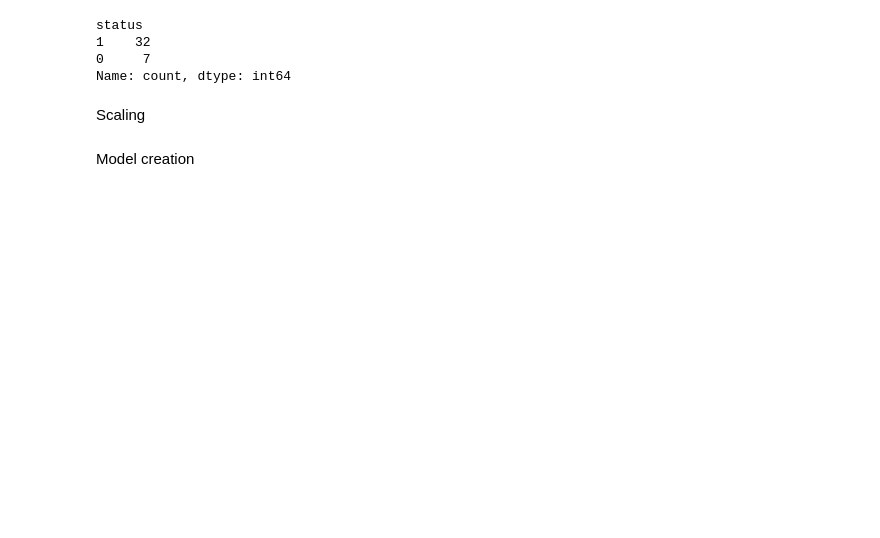
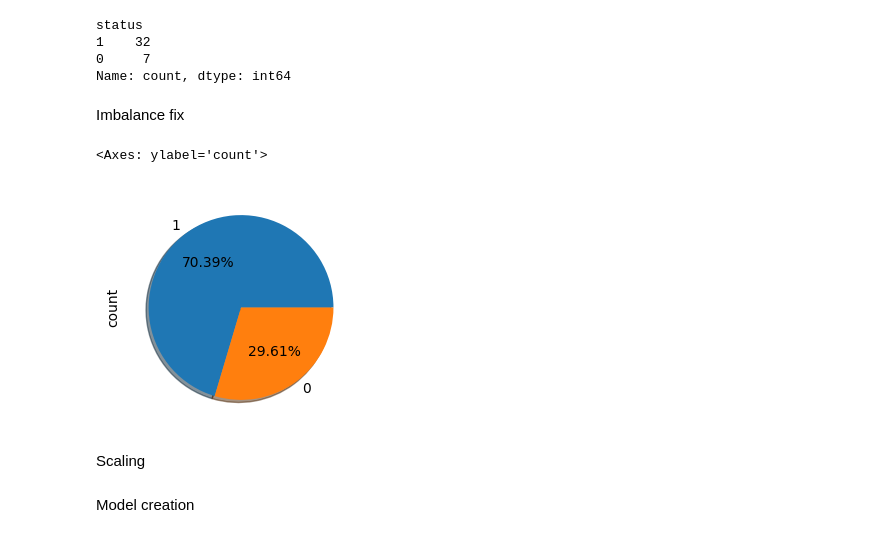
Before and after one commit to Banupriya-14/Project-4, a Jupyter notebook: MultiDisease.ipynb, the cells around one changed output. Cells and saved outputs as stored; diff of their text form; code cells hidden in the pictures; blank space fills up the shorter version.

```diff
--- a/MultiDisease.ipynb
+++ b/MultiDisease.ipynb
@@ -495,6 +543,8 @@ en_park=df_parkins.select_dtypes(include='object').columns
 en_park
 # %% [output]
 Index([], dtype='object')
+# %%
+df_liver['Dataset'] = df_liver['Dataset'].map({1: 1, 2: 0})
 # %% [markdown]
 Splitting
 # %%
@@ -545,3 +595,5 @@ status
 1    32
 0     7
 Name: count, dtype: int64
+# %% [markdown]
+Imbalance fix
@@ -548,3 +605,9 @@ Name: count, dtype: int64
+# %%
+# checking using pie chart
+y_liver_train.value_counts().plot.pie(figsize=(3,3), autopct='%1.2f%%', shadow=True)
+# %% [output]
+<Axes: ylabel='count'>
+[figure, added]
 # %% [markdown]
 Scaling
 # %%
```
Also changed, not shown: parts of 29 cells of this notebook.
